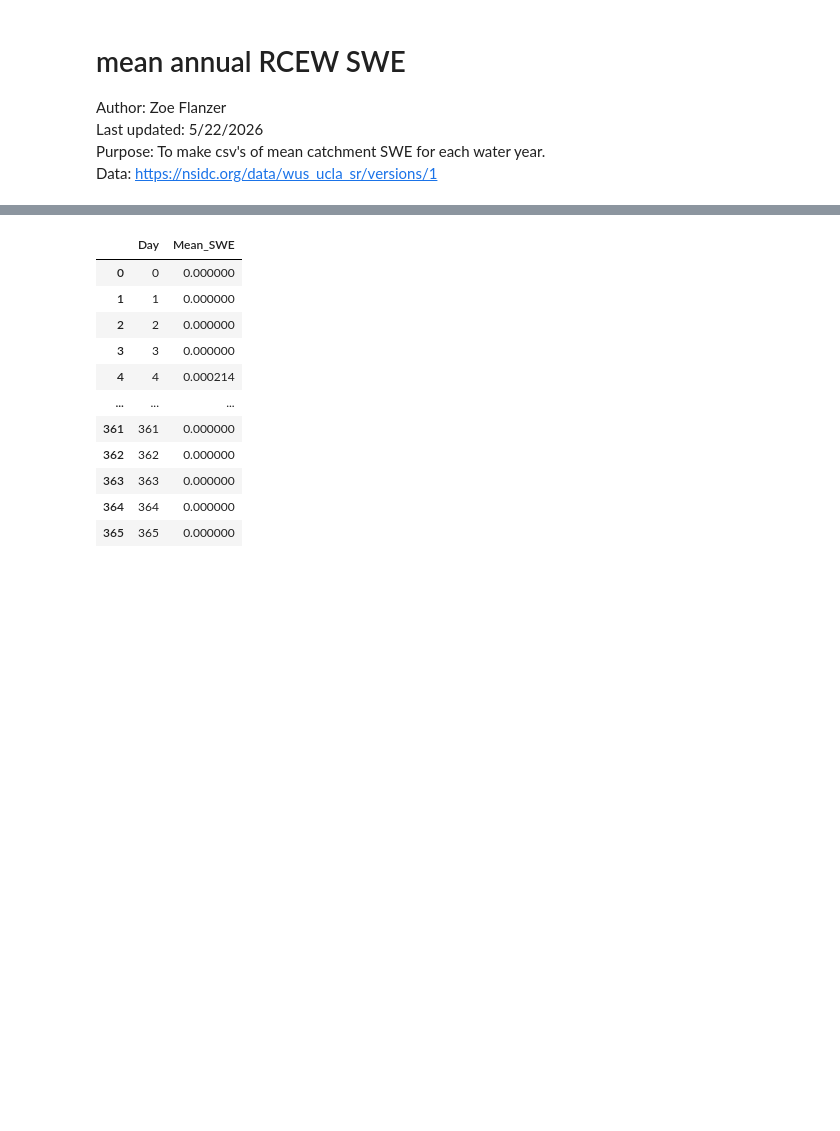
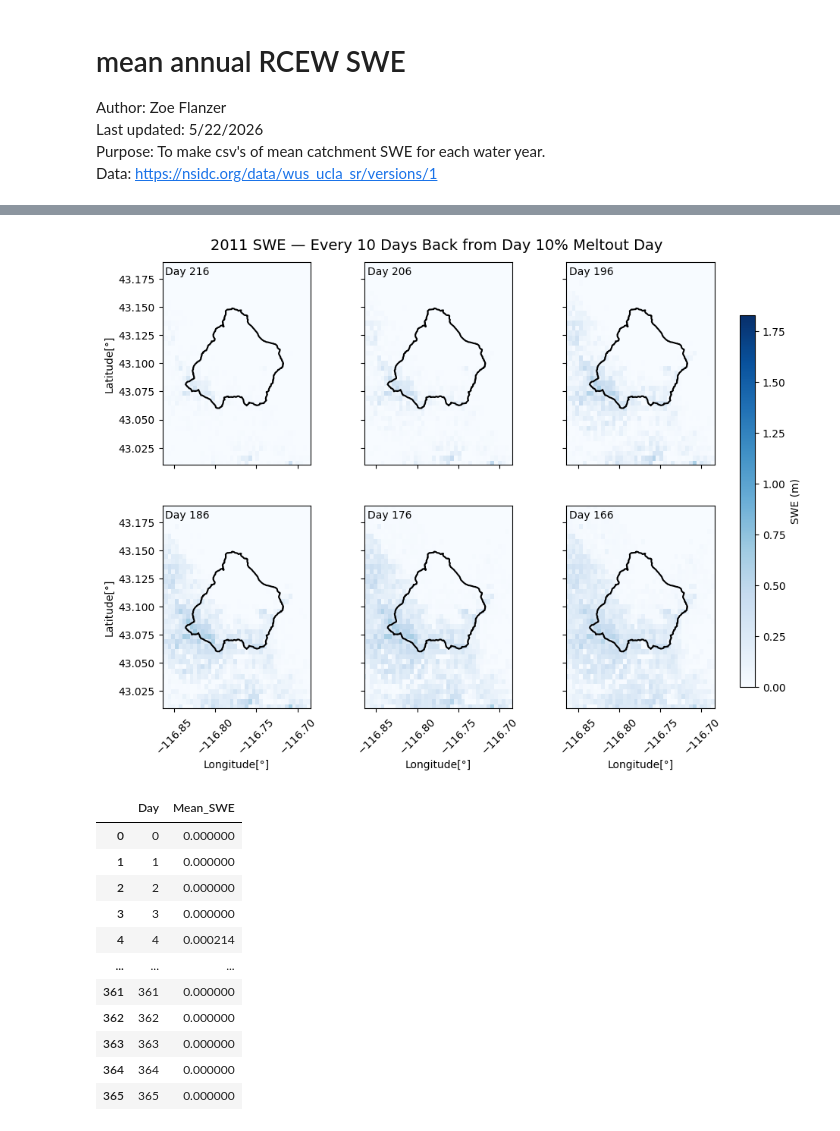
Before and after one commit to zcflanzer/rcew-water-budget, a Jupyter notebook: SWE_processing.ipynb, the cells around one changed output, grey strips where cells are left out. Drawn from its saved outputs; the diff is of its cells as text; code cells hidden in the pictures; blank space fills up the shorter version.

```diff
--- a/SWE_processing.ipynb
+++ b/SWE_processing.ipynb
@@ -104,3 +111,78 @@ plt.show()
+# %%
+## putting 60 days prior to meltout in one plot
+final_day = 216 # last day being shown
+step_days = 10 # spacing between days
+nplots = 6 # 6 subplots
+
+stat_index = 0
+days_to_plot = [final_day - i * step_days for i in range(nplots)]
+
+# centroid
+centroid = gdf.geometry.unary_union.centroid
+cx, cy = centroid.x, centroid.y
+
+buffer_deg = 0.09
+x_min = cx - buffer_deg
+x_max = cx + buffer_deg
+y_min = cy - buffer_deg
+y_max = cy + buffer_deg
+
+# peak swe and y-axis variables
+year_peak_swe = float(np.nanmax(ds["SWE_Post"].isel(Stats=stat_index).values))
+vmin_global = 0
+vmax_global = year_peak_swe
+
+# plotting
+fig, axes = plt.subplots(2, 3, figsize=(10, 7))
+axes = axes.flatten()
+fig.subplots_adjust(right=0.88, top=0.95) # moving over for colorbar
+
+mappable = None
+
+# looping over days
+for ax, day_index in zip(axes, days_to_plot):
+    da_day = ds["SWE_Post"].isel(Day=day_index, Stats=stat_index)
+    da_day = da_day.assign_coords(lon=("Longitude", ds["Longitude"].values),lat=("Latitude", ds["Latitude"].values))
+    da_day = da_day.swap_dims({"Longitude": "lon", "Latitude": "lat"})
+    da_day = da_day.transpose("lat", "lon")
+    mappable = da_day.plot(ax=ax,cmap="Blues",vmin=vmin_global,vmax=vmax_global,add_colorbar=False)
+    gdf.boundary.plot(ax=ax, color="black", linewidth=1.5)
+
+    # axis limits
+    ax.set_xlim(x_min, x_max)
+    ax.set_ylim(y_min, y_max)
+    ax.tick_params(axis="x", rotation=45)
+
+    # labeling
+    ax.text(0.02, 0.98,f"Day {day_index}",transform=ax.transAxes,ha="left", va="top",fontsize=10,bbox=dict(facecolor="none", edgecolor="none", alpha=0.6)) # adding day to subplots
+    ax.set_xlabel("Longitude[\N{DEGREE SIGN}]")
+    ax.set_ylabel("Latitude[\N{DEGREE SIGN}]")
+
+    # only show lat ticks on farthest left column
+    if ax in axes[0::3]:
+        ax.set_ylabel("Latitude[°]")
+    else:
+        ax.set_ylabel("")
+        ax.set_yticklabels([])
+
+    # only show long ticks on bottom row
+    if ax in axes[-3:]:    # axes 3, 4, 5 (bottom row)
+       ax.set_xlabel("Longitude[°]")
+    else:
+        ax.set_xlabel("")
+        ax.set_xticklabels([])
+
+# adding colorbar
+cax = fig.add_axes([0.90, 0.15, 0.02, 0.7])
+cbar = fig.colorbar(mappable, cax=cax)
+cbar.set_label("SWE (m)")
+
+# title
+fig.text(0.5, 0.995,f"{year} SWE — Every {step_days} Days Back from Day 10% Meltout Day",ha="center", va="top", fontsize=14)
+
+plt.show()
+# %% [output]
+[figure, added]
 # %%
 ## creating df of catchment mean SWE
 swe = ds["SWE_Post"].isel(Stats=0)
```
Also changed, not shown: parts of 3 cells of this notebook.
